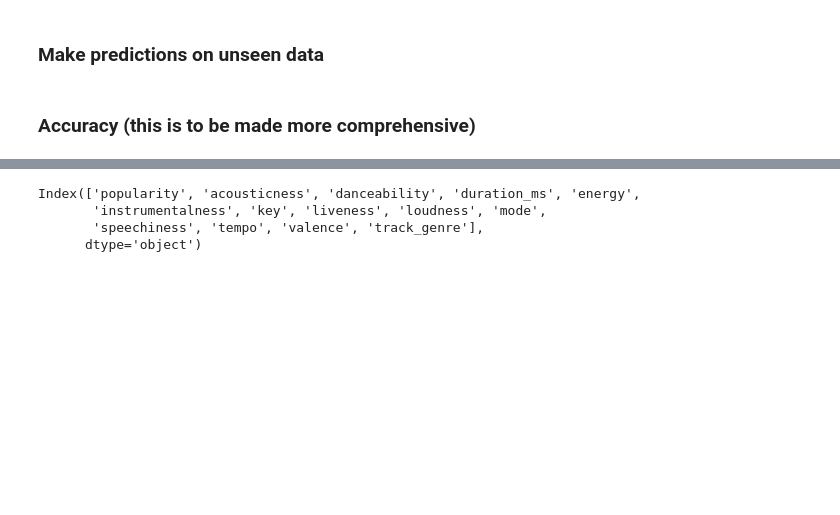
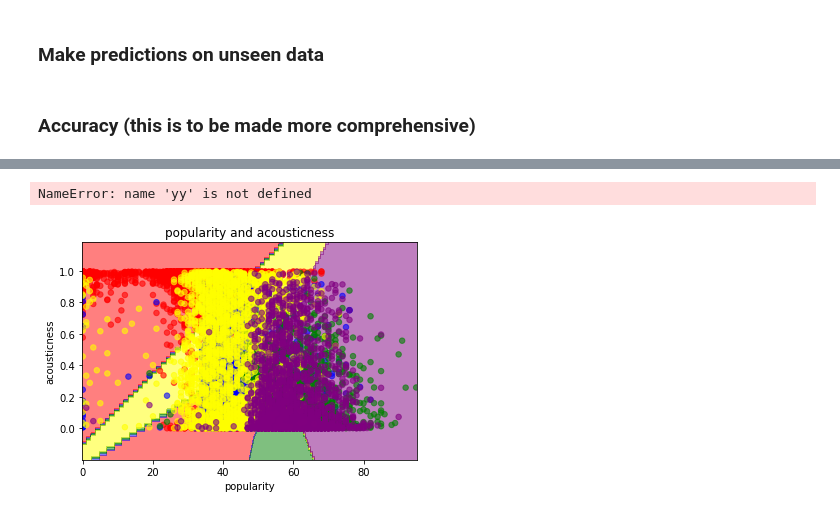
Before and after one commit to optimist46/INST0060Proj, a Jupyter notebook: FishersLDA.ipynb, the cells around one changed output, grey strips where cells are left out. Drawn from its saved outputs; the diff is of its cells as text; code cells hidden in the pictures; blank space fills up the shorter version.

```diff
--- a/FishersLDA.ipynb
+++ b/FishersLDA.ipynb
@@ -81,7 +84,7 @@ shrinkage_n = np.linspace(0,1e-5,5)
 for k in shrinkage_n:
     accuracy = []
     for i in range(number_of_folds):
-                lda = LinearDiscriminantAnalysis(solver = 'eigen', shrinkage = k)
+                lda = LinearDiscriminantAnalysis(solver = 'eigen', shrinkage = k, n_components = 2)
                 lda.fit(train_inputs[i], train_targets[i])
                 predict_targets = lda.predict(validation_inputs[i])
                 accuracy_i = accuracy_score(validation_targets[i], predict_targets)
@@ -242,7 +126,71 @@ array([39.   ,  0.495])
-# %%
-dataset.columns
-# %% [output]
-Index(['popularity', 'acousticness', 'danceability', 'duration_ms', 'energy',
-       'instrumentalness', 'key', 'liveness', 'loudness', 'mode',
-       'speechiness', 'tempo', 'valence', 'track_genre'],
-      dtype='object')
+# %%
+yy.shape
+# %% [output]
+NameError: name 'yy' is not defined
+# %%
+from sklearn.discriminant_analysis import LinearDiscriminantAnalysis
+
+# Assume that you have X (features) and y (labels) for training data, and X_test (features) for testing data
+# Also assuming that X has k features
+
+X = train_validation_inputs
+X_test = test_inputs
+y = train_validation_targets
+y_numarated = np.unique(y,return_inverse= True)[1]
+
+feature1 = 0
+feature2 = 1
+
+
+# Selecting two features
+X_2d = X[:, [feature1, feature2]] # select first two features
+
+# Create the LDA model
+lda = LinearDiscriminantAnalysis()
+
+# Fit the model to the training data
+lda.fit(X_2d, y)
+
+# use the model to predict the labels of the test data
+predictions = lda.predict(X_test[:, [0, 1]])
+
+# Get the min and max values for the features
+x_min, x_max = X_2d[:, 0].min() - 0.2, X_2d[:, 0].max() + 0.2
+y_min, y_max = X_2d[:, 1].min() - 0.2, X_2d[:, 1].max() + 0.2
+
+# Create a mesh grid
+xx, yy = np.meshgrid(np.arange(x_min, x_max, 0.03),
+                     np.arange(y_min, y_max, 0.03))
+
+# Flatten the mesh grid
+X_grid = np.c_[xx.ravel(), yy.ravel()]
+
+# Make predictions using the model
+predictions = lda.predict(X_grid)
+
+# Reshape the predictions to the original shape
+predictions = predictions.reshape(xx.shape)
+predictions_numerated = np.unique(predictions,return_inverse= True)[1].reshape(predictions.shape)
+
+#color palette
+colors = ['Red','Blue','Green','Yellow','Purple']
+
+# Draw the decision boundaries
+plt.contourf(xx, yy, predictions_numerated, cmap=matplotlib.colors.ListedColormap(colors), alpha=0.5)
+
+
+
+# Plot the training points
+for i in np.unique(y):
+    plt.scatter(X_2d[y==i, 0], X_2d[y==i, 1], c=y_numarated[y==i], cmap=matplotlib.colors.ListedColormap(colors[int(np.where(np.unique(y)==i)[0])]), s = 30, alpha = 0.6, label=i)
+
+plt.rcParams['figure.figsize'] = [15, 15]
+
+# Display the plot
+plt.title('{} and {}'.format(dataset.columns[feature1],dataset.columns[feature2]))
+#plt.gca().legend()
+plt.xlabel(dataset.columns[feature1])
+plt.ylabel(dataset.columns[feature2])
+plt.show()
+# %% [output]
+[figure, added]
```
Also changed, not shown: parts of 31 cells of this notebook, 15 other files.
